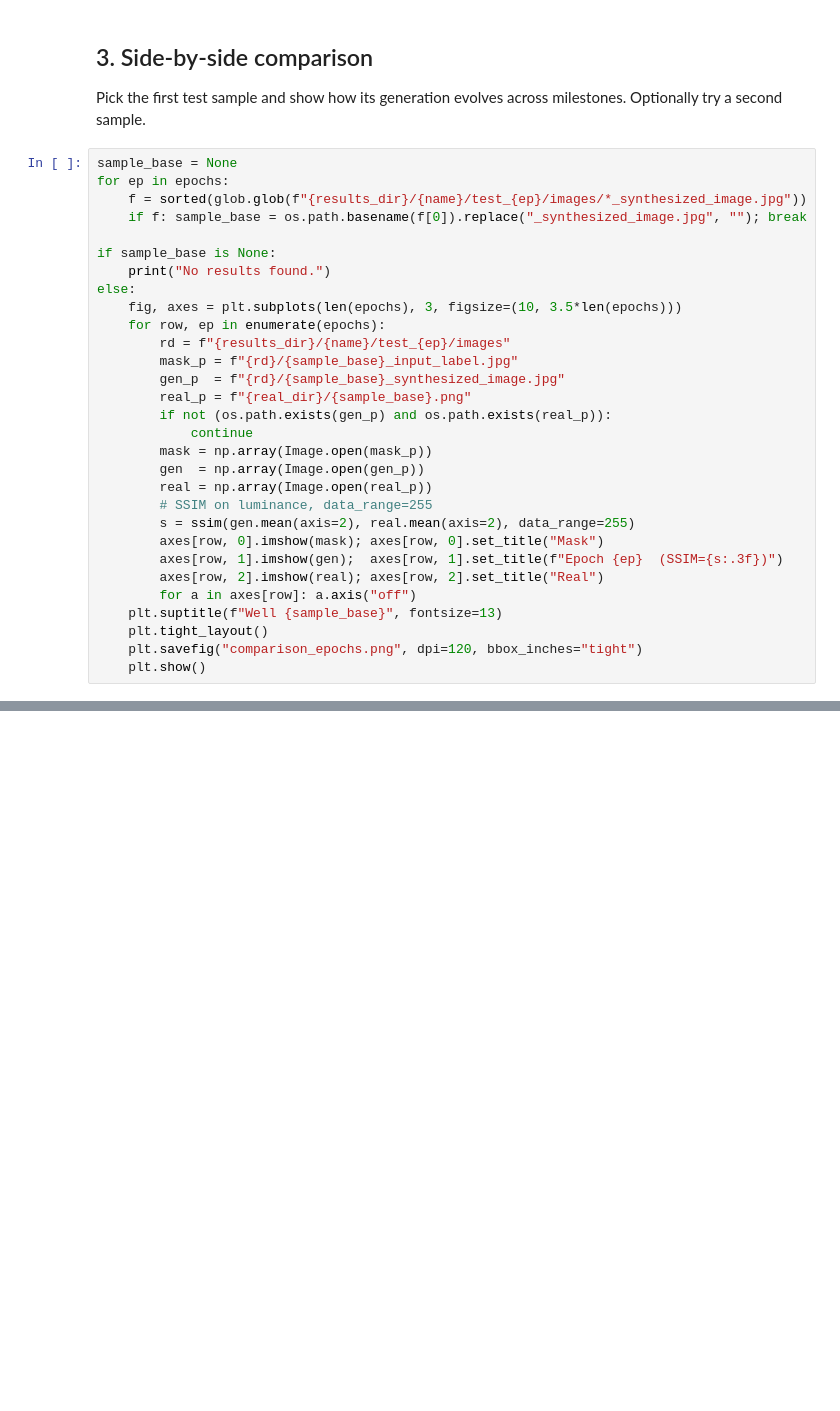
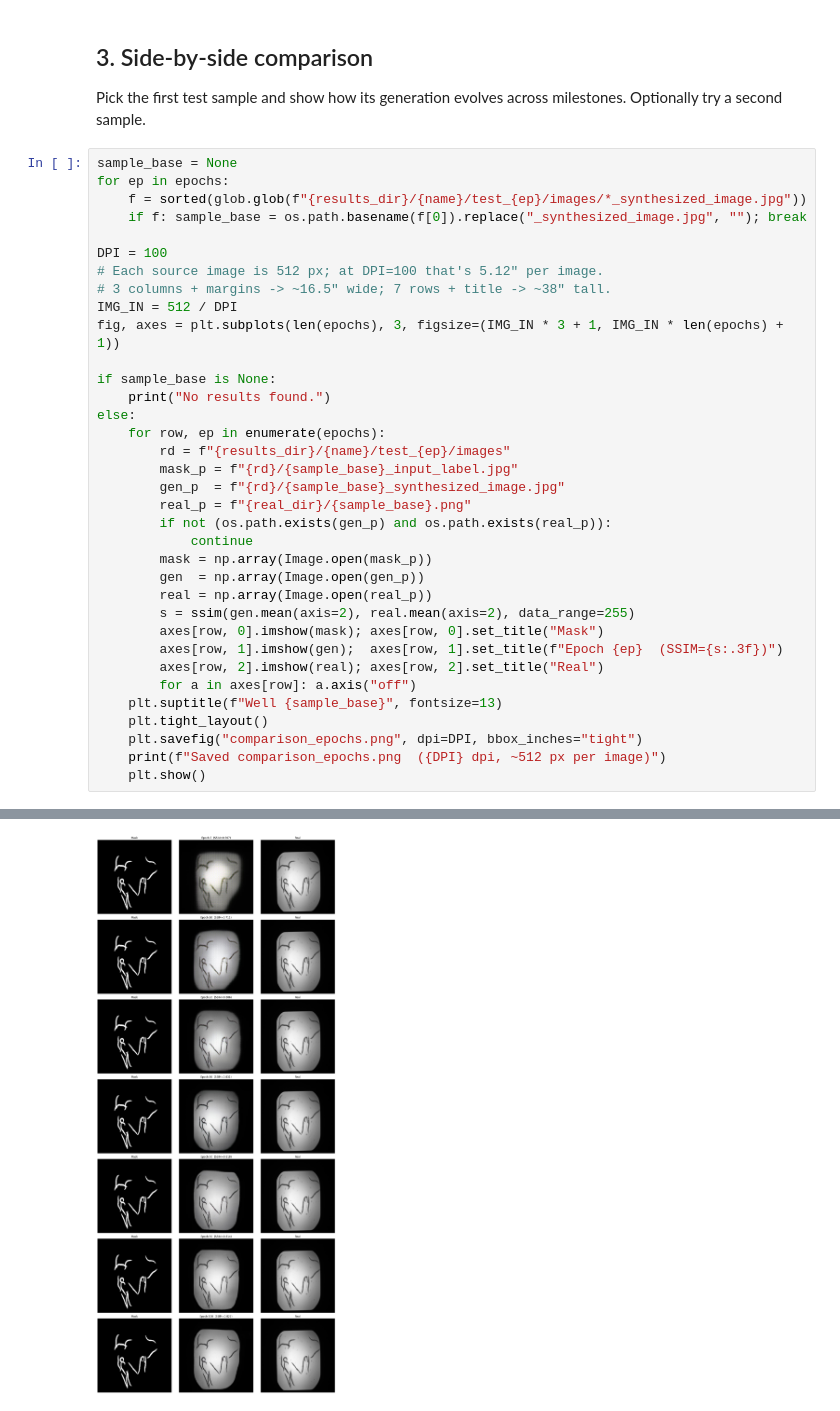
Before and after one commit to andreasranzmaier/GAI4_course, a Jupyter notebook: HW_3/02_Evaluation.ipynb, the cells around one changed output, grey strips where cells are left out. Saved outputs shown, nothing was run; the diff lists cells and outputs as text; blank space fills up the shorter version.

```diff
--- a/HW_3/02_Evaluation.ipynb
+++ b/HW_3/02_Evaluation.ipynb
@@ -115,10 +166,15 @@ for ep in epochs:
     f = sorted(glob.glob(f"{results_dir}/{name}/test_{ep}/images/*_synthesized_image.jpg"))
     if f: sample_base = os.path.basename(f[0]).replace("_synthesized_image.jpg", ""); break
 
+DPI = 100
+# Each source image is 512 px; at DPI=100 that's 5.12" per image.
+# 3 columns + margins -> ~16.5" wide; 7 rows + title -> ~38" tall.
+IMG_IN = 512 / DPI
+fig, axes = plt.subplots(len(epochs), 3, figsize=(IMG_IN * 3 + 1, IMG_IN * len(epochs) + 1))
+
 if sample_base is None:
     print("No results found.")
 else:
-    fig, axes = plt.subplots(len(epochs), 3, figsize=(10, 3.5*len(epochs)))
     for row, ep in enumerate(epochs):
         rd = f"{results_dir}/{name}/test_{ep}/images"
         mask_p = f"{rd}/{sample_base}_input_label.jpg"
@@ -129,7 +185,6 @@ else:
         mask = np.array(Image.open(mask_p))
         gen  = np.array(Image.open(gen_p))
         real = np.array(Image.open(real_p))
-        # SSIM on luminance, data_range=255
         s = ssim(gen.mean(axis=2), real.mean(axis=2), data_range=255)
         axes[row, 0].imshow(mask); axes[row, 0].set_title("Mask")
         axes[row, 1].imshow(gen);  axes[row, 1].set_title(f"Epoch {ep}  (SSIM={s:.3f})")
@@ -137,5 +192,7 @@ else:
         for a in axes[row]: a.axis("off")
     plt.suptitle(f"Well {sample_base}", fontsize=13)
     plt.tight_layout()
-    plt.savefig("comparison_epochs.png", dpi=120, bbox_inches="tight")
+    plt.savefig("comparison_epochs.png", dpi=DPI, bbox_inches="tight")
+    print(f"Saved comparison_epochs.png  ({DPI} dpi, ~512 px per image)")
     plt.show()
+# %% [output]
@@ -142,3 +200,4 @@ else:
+[figure, added]
 # %% [markdown]
 ## 4. Discussion
 
```
Also changed, not shown: parts of 9 cells of this notebook, 12 other files.
